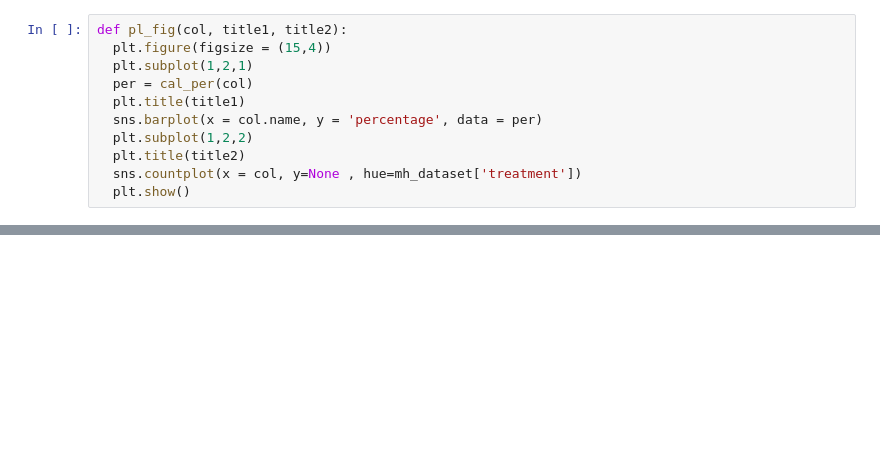
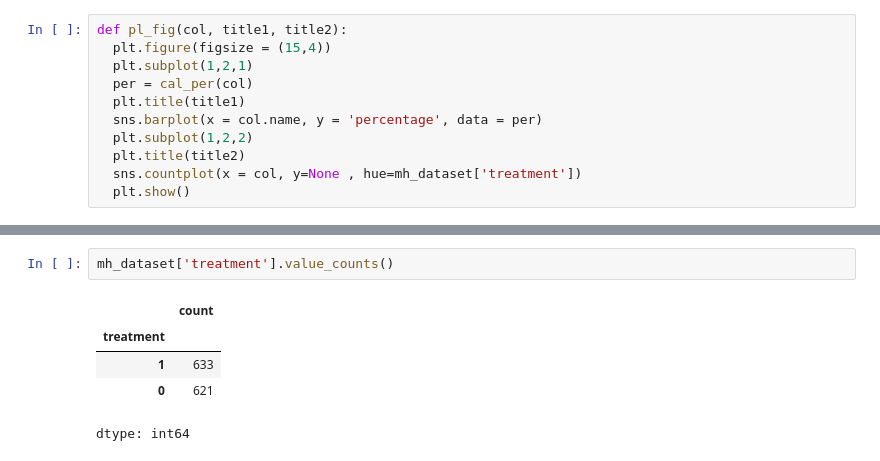
Before and after one commit to as53175n/MENTAL-HEALTH-PROJECT, a Jupyter notebook: Code2review.ipynb, the cells around one changed output, grey strips where cells are left out. Cells and saved outputs as stored; diff of their text form; blank space fills up the shorter version.

```diff
--- a/Code2review.ipynb
+++ b/Code2review.ipynb
@@ -316,0 +403,8 @@ pl_fig(mh_dataset['obs_consequence'],title1, title1)
+# %%
+mh_dataset['treatment'].value_counts()
+# %% [output]
+|  | count |
+| treatment |  |
+| 1 | 633 |
+| 0 | 621 |
+dtype: int64
```
Also changed, not shown: parts of 32 cells of this notebook.
